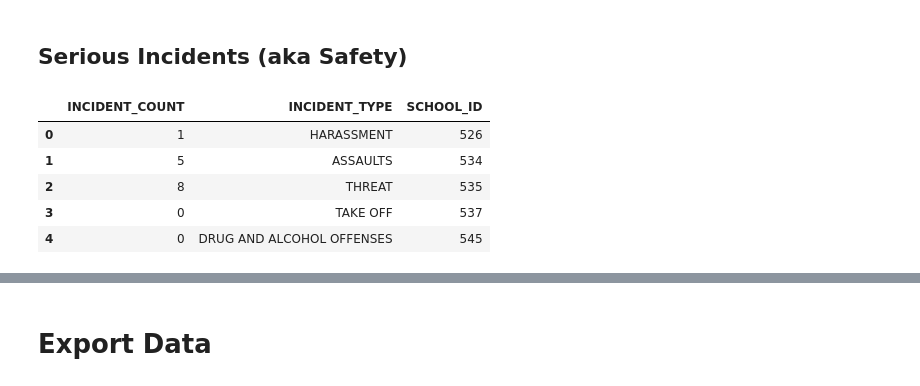
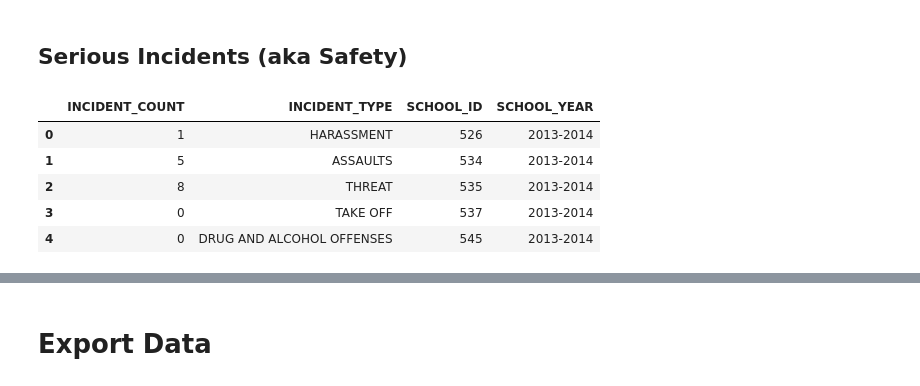
Before and after one commit to benattix/philly-schools, a Jupyter notebook: merge_data.ipynb, the cells around one changed output, grey strips where cells are left out. Cells and saved outputs as stored; diff of their text form; code cells hidden in the pictures.

```diff
--- a/merge_data.ipynb
+++ b/merge_data.ipynb
@@ -252,35 +256,39 @@ df4.head()
 # %%
 si_1314 = pd.read_csv('data/Serious_Incidents/Serious_Incidents_2013-14.TXT')
 si_1415 = pd.read_excel('data/Serious_Incidents/Serious_Incidents_2014-15.xlsx', sheet_name=0)
 si_1415.rename(columns={'ULCS Code':'ULCS_NO',
                         'School Year':'SCHOOL_YEAR',
                         'Incident Type':'INCIDENT_TYPE',
                         'Incident Count':'INCIDENT_COUNT',
                         'School ID':'SCHOOL_ID'}, inplace=True)
 
 si_1516 = pd.read_excel('data/Serious_Incidents/Serious_Incidents_2015-16.xls', sheet_name=0)
 si_1617 = pd.read_excel('data/Serious_Incidents/Serious_Incidents_2016-17.xlsx', sheet_name=0)
 
 si = pd.concat([si_1314, si_1415, si_1516, si_1617]).reset_index(drop=True)
-si.drop(['ULCS_NO', 'SCHOOL_YEAR'], axis=1, inplace=True)
+si.drop('ULCS_NO', axis=1, inplace=True)
 si['INCIDENT_TYPE'] = si['INCIDENT_TYPE'].str.upper()
 si['INCIDENT_TYPE'].replace('SUICIDE - ATTEMPTS & THREATS', 'SUICIDE - ATTEMPTS AND THREATS', inplace=True)
 si['INCIDENT_TYPE'].replace('DRUGS & ALCOHOL OFFENSE', 'DRUG AND ALCOHOL OFFENSES', inplace=True)
 si['INCIDENT_TYPE'].replace('DRUG & ALCOHOL OFFENSES', 'DRUG AND ALCOHOL OFFENSES', inplace=True)
 si['INCIDENT_TYPE'].replace('THREATS', 'THREAT', inplace=True)
 si['INCIDENT_TYPE'].replace('THEFTS', 'THEFT', inplace=True)
 si['INCIDENT_TYPE'].replace('BOMB SCARES', 'BOMB SCARE', inplace=True)
 si['INCIDENT_TYPE'].replace('FIRES AND FALSE ALARMS', 'FIRE - INCENDIARY', inplace=True)
 si['INCIDENT_TYPE'].replace('THREATS - VERBAL AND WRITTEN', 'THREAT', inplace=True)
 si['INCIDENT_TYPE'].replace('WEAPONS OFFENSES', 'WEAPONS', inplace=True)
+
+# convert School ID to string
+si['SCHOOL_ID'] = si['SCHOOL_ID'].astype(str)
+
 si.head()
 # %% [output]
-|  | INCIDENT_COUNT | INCIDENT_TYPE | SCHOOL_ID |
-| 0 | 1 | HARASSMENT | 526 |
-| 1 | 5 | ASSAULTS | 534 |
-| 2 | 8 | THREAT | 535 |
-| 3 | 0 | TAKE OFF | 537 |
-| 4 | 0 | DRUG AND ALCOHOL OFFENSES | 545 |
+|  | INCIDENT_COUNT | INCIDENT_TYPE | SCHOOL_ID | SCHOOL_YEAR |
+| 0 | 1 | HARASSMENT | 526 | 2013-2014 |
+| 1 | 5 | ASSAULTS | 534 | 2013-2014 |
+| 2 | 8 | THREAT | 535 | 2013-2014 |
+| 3 | 0 | TAKE OFF | 537 | 2013-2014 |
+| 4 | 0 | DRUG AND ALCOHOL OFFENSES | 545 | 2013-2014 |
 # %%
 si2 = pd.pivot_table(si, values='INCIDENT_COUNT',
                    index='SCHOOL_ID',
```
Also changed, not shown: parts of 4 cells of this notebook, 2 other files.
